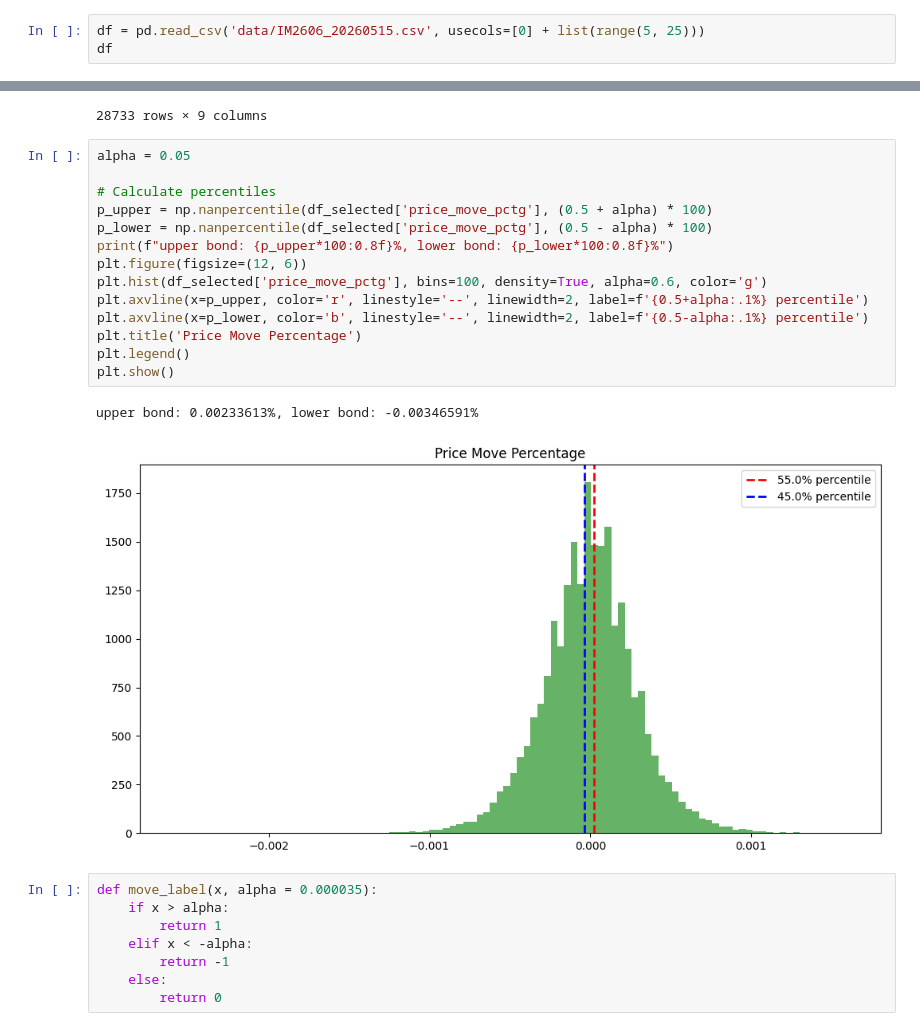
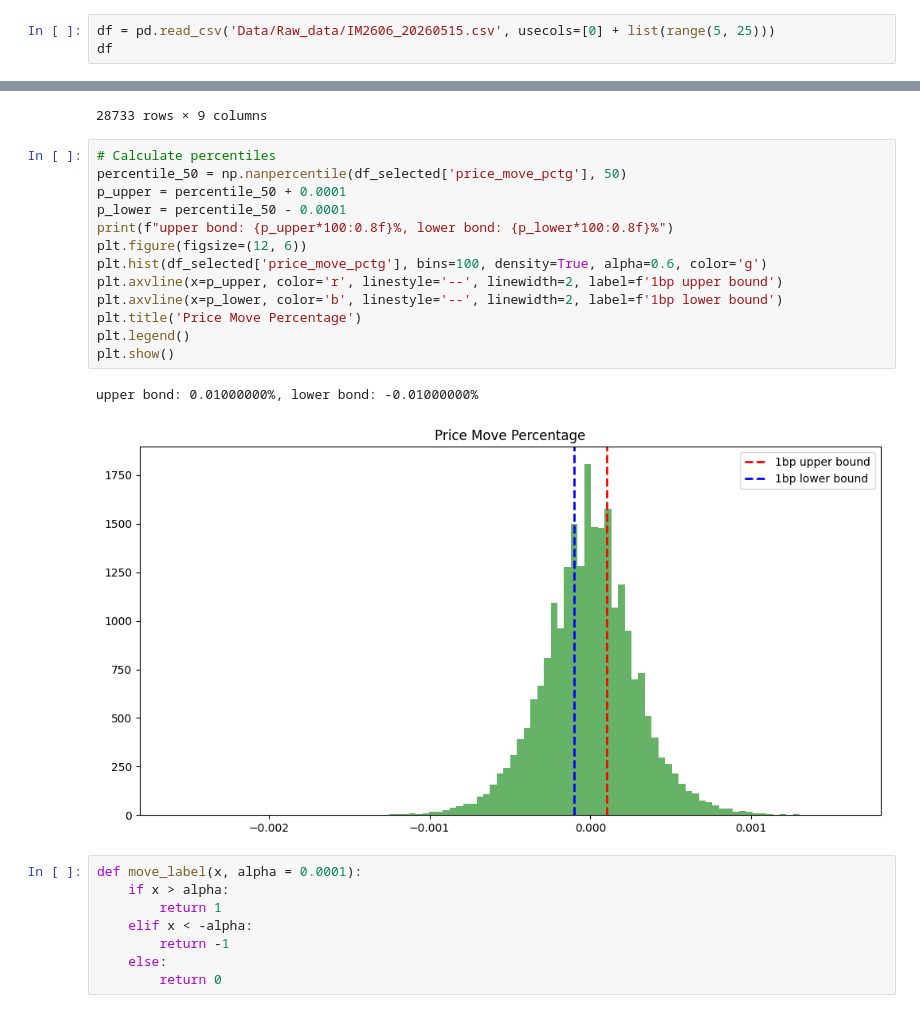
Before and after one commit to MatthewChang3721/DeepLOB, a Jupyter notebook: DeepLOB_demo.ipynb, the cells around one changed output, grey strips where cells are left out. Cells and saved outputs as stored; diff of their text form.

Commit message:
data_processor

```diff
--- a/DeepLOB_demo.ipynb
+++ b/DeepLOB_demo.ipynb
@@ -8,5 +7,5 @@ import torch.nn as nn
 # %%
-df = pd.read_csv('data/IM2606_20260515.csv', usecols=[0] + list(range(5, 25)))
+df = pd.read_csv('Data/Raw_data/IM2606_20260515.csv', usecols=[0] + list(range(5, 25)))
 df
 # %% [output]
 |  | timestamp | bid1 | bid2 | bid3 | bid4 | bid5 | ask1 | ask2 | ask3 | ask4 | ... | ... |
@@ -82,24 +81,23 @@ df_selected
 | 28732 | 20260515 15:00:00.101753 | 8582.1 | 8581.857143 | 8581.600000 | 8584.466667 | 8584.400000 | 8581.000000 | ... |
 28733 rows × 9 columns
 # %%
-alpha = 0.05
-
 # Calculate percentiles
-p_upper = np.nanpercentile(df_selected['price_move_pctg'], (0.5 + alpha) * 100)
-p_lower = np.nanpercentile(df_selected['price_move_pctg'], (0.5 - alpha) * 100)
+percentile_50 = np.nanpercentile(df_selected['price_move_pctg'], 50)
+p_upper = percentile_50 + 0.0001
+p_lower = percentile_50 - 0.0001
 print(f"upper bond: {p_upper*100:0.8f}%, lower bond: {p_lower*100:0.8f}%")
 plt.figure(figsize=(12, 6))
 plt.hist(df_selected['price_move_pctg'], bins=100, density=True, alpha=0.6, color='g')
-plt.axvline(x=p_upper, color='r', linestyle='--', linewidth=2, label=f'{0.5+alpha:.1%} percentile')
-plt.axvline(x=p_lower, color='b', linestyle='--', linewidth=2, label=f'{0.5-alpha:.1%} percentile')
+plt.axvline(x=p_upper, color='r', linestyle='--', linewidth=2, label=f'1bp upper bound')
+plt.axvline(x=p_lower, color='b', linestyle='--', linewidth=2, label=f'1bp lower bound')
 plt.title('Price Move Percentage')
 plt.legend()
 plt.show()
 # %% [output]
-upper bond: 0.00233613%, lower bond: -0.00346591%
+upper bond: 0.01000000%, lower bond: -0.01000000%
-[figure, old version]
+[figure, new version]
 # %%
-def move_label(x, alpha = 0.000035):
+def move_label(x, alpha = 0.0001):
     if x > alpha:
         return 1
     elif x < -alpha:
```
Also changed, not shown: parts of 7 cells of this notebook, 1 other file.
